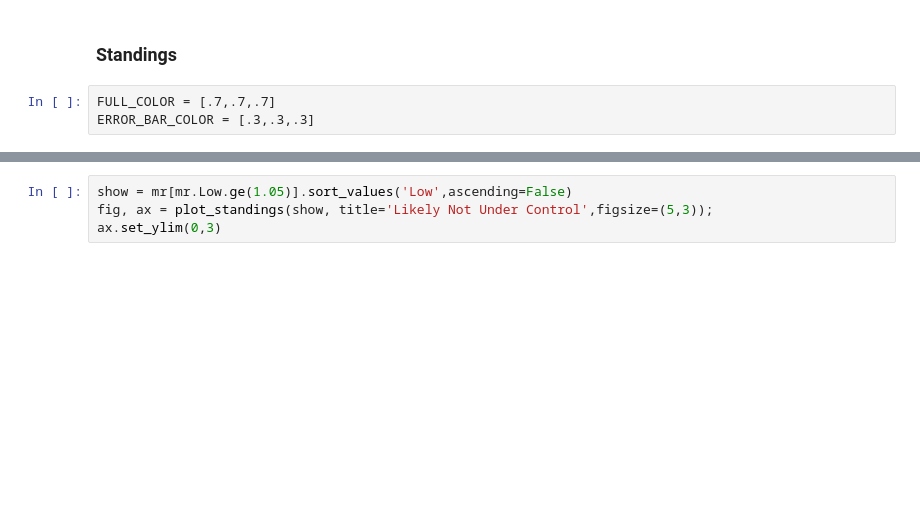
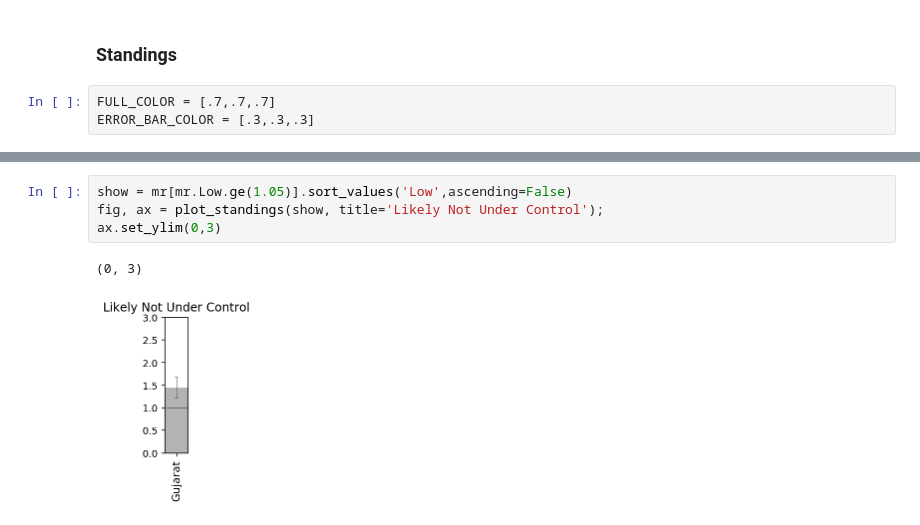
Before and after one commit to kishanmurthy/covid-19, a Jupyter notebook: Realtime R0.ipynb, the cells around one changed output, grey strips where cells are left out. Drawn from its saved outputs; the diff is of its cells as text; blank space fills up the shorter version.

```diff
--- a/Realtime R0.ipynb
+++ b/Realtime R0.ipynb
@@ -587,4 +620,7 @@ Upperbound $R_t$ less than 1.1 indicates the pandemic is likely under control. H
 # %%
 show = mr[mr.Low.ge(1.05)].sort_values('Low',ascending=False)
-fig, ax = plot_standings(show, title='Likely Not Under Control',figsize=(5,3));
+fig, ax = plot_standings(show, title='Likely Not Under Control');
 ax.set_ylim(0,3)
+# %% [output]
+(0, 3)
+[figure, added]
```
Also changed, not shown: parts of 18 cells of this notebook.
